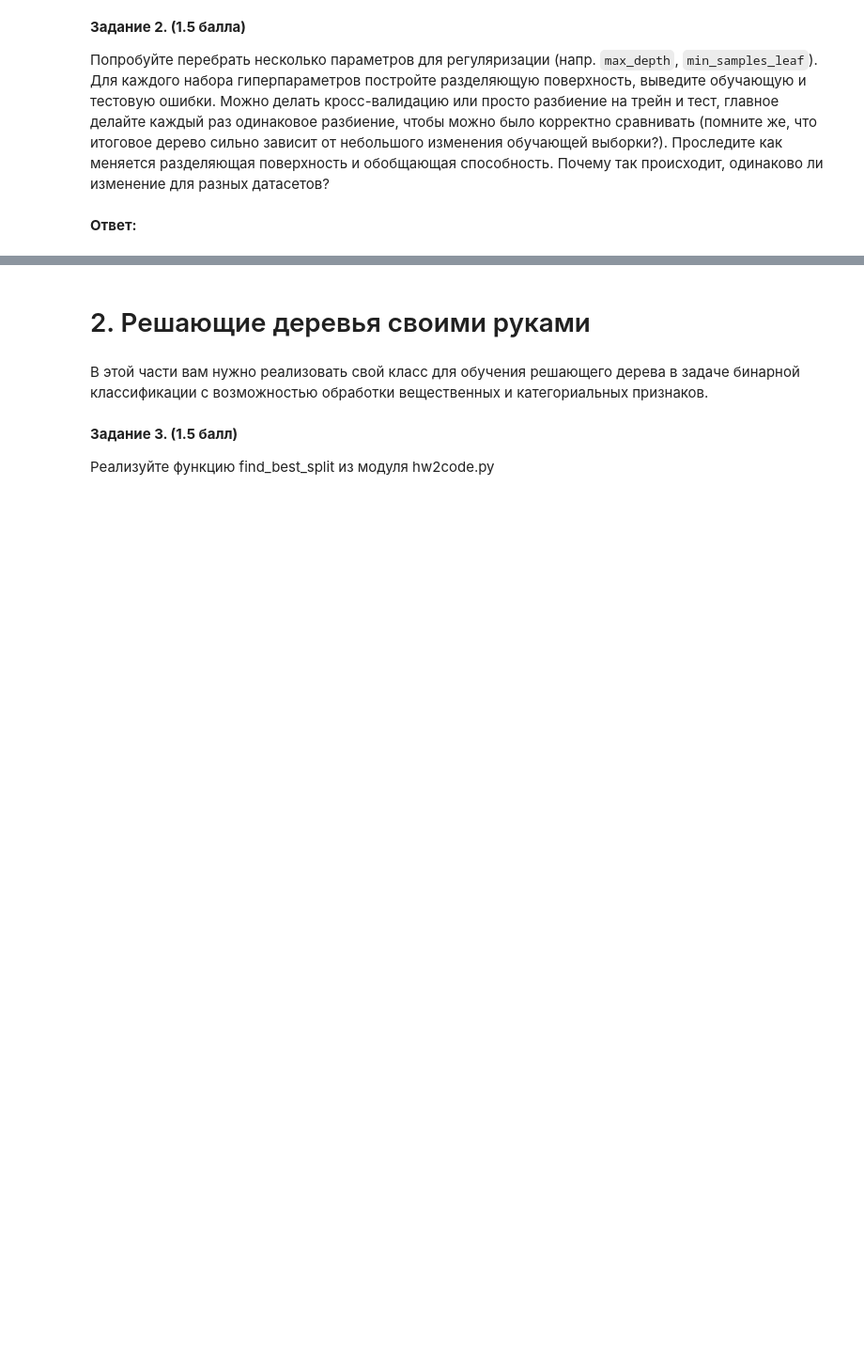
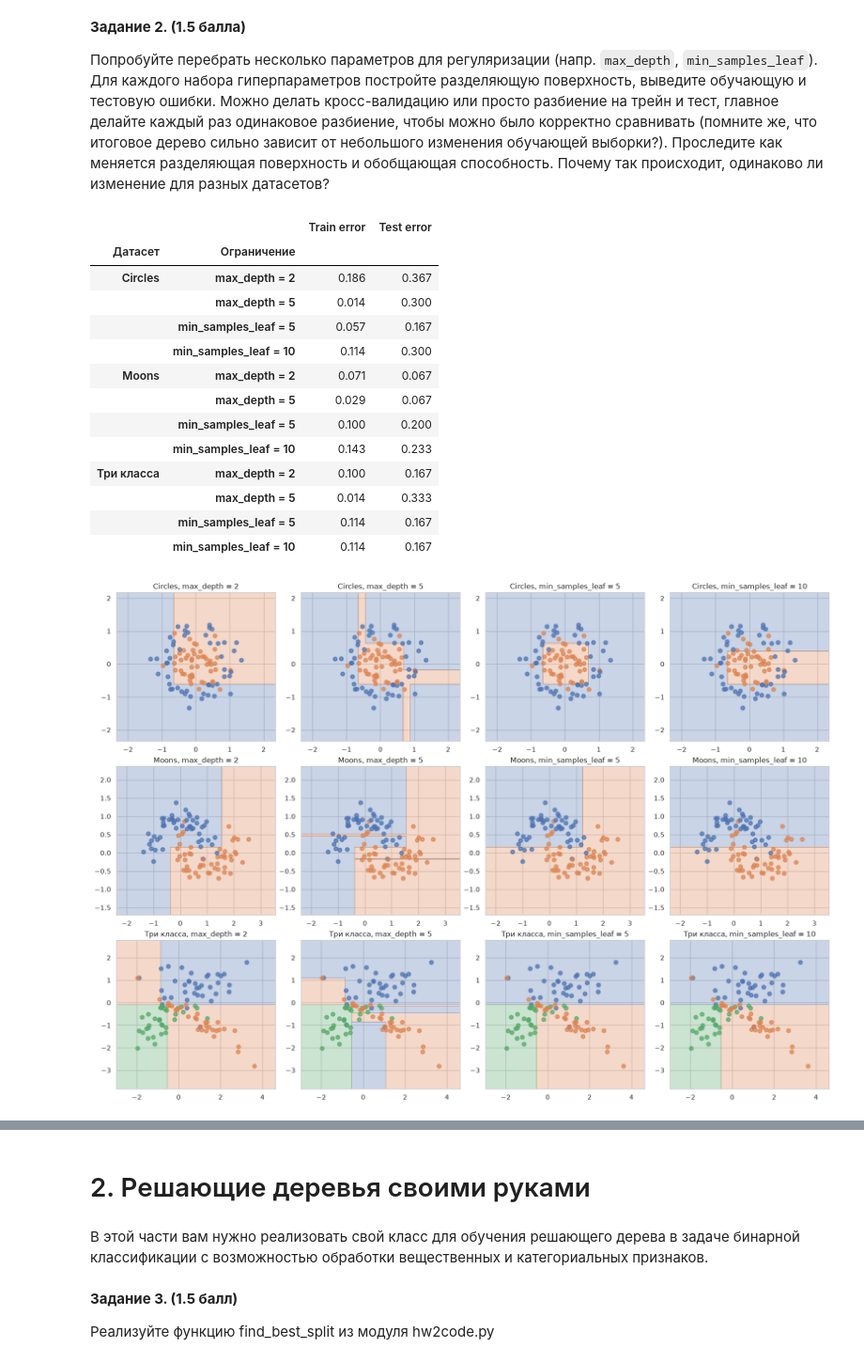
Before and after one commit to sprovay/Machine_Learning_Concepts_Labs, a Jupyter notebook: hw2/hw2-trees.ipynb, the cells around one changed output, grey strips where cells are left out. Shown at 94% size. Drawn from its saved outputs; the diff is of its cells as text; code cells hidden in the pictures; blank space fills up the shorter version.

```diff
--- a/hw2/hw2-trees.ipynb
+++ b/hw2/hw2-trees.ipynb
@@ -88,2 +132,45 @@ __Задание 2. (1.5 балла)__
-# %% [markdown]
-__Ответ:__
+# %%
+configurations = [
+    ("max_depth = 2", {"max_depth": 2}),
+    ("max_depth = 5", {"max_depth": 5}),
+    ("min_samples_leaf = 5", {"min_samples_leaf": 5}),
+    ("min_samples_leaf = 10", {"min_samples_leaf": 10}),
+]
+
+rows = []
+fig, axes = plt.subplots(3, 4, figsize=(17, 12), layout="constrained")
+for i, (name, (X, y)) in enumerate(zip(dataset_names, datasets)):
+    X_train, X_test, y_train, y_test = splits[name]
+    for j, (title, params) in enumerate(configurations):
+        clf = DecisionTreeClassifier(random_state=RANDOM_STATE, **params)
+        clf.fit(X_train, y_train)
+        rows.append({
+            "Датасет": name,
+            "Ограничение": title,
+            "Train error": 1 - clf.score(X_train, y_train),
+            "Test error": 1 - clf.score(X_test, y_test),
+        })
+        ax = axes[i, j]
+        plt.sca(ax)
+        plot_surface(clf, X, y)
+        ax.set_title(f"{name}, {title}")
+
+regularization_scores = pd.DataFrame(rows).set_index(["Датасет", "Ограничение"])
+display(regularization_scores.round(3))
+plt.show()
+# %% [output]
+|  |  | Train error | Test error |
+| Датасет | Ограничение |  |  |
+| Circles | max_depth = 2 | 0.186 | 0.367 |
+|  | max_depth = 5 | 0.014 | 0.300 |
+|  | min_samples_leaf = 5 | 0.057 | 0.167 |
+|  | min_samples_leaf = 10 | 0.114 | 0.300 |
+| Moons | max_depth = 2 | 0.071 | 0.067 |
+|  | max_depth = 5 | 0.029 | 0.067 |
+|  | min_samples_leaf = 5 | 0.100 | 0.200 |
+|  | min_samples_leaf = 10 | 0.143 | 0.233 |
+| Три класса | max_depth = 2 | 0.100 | 0.167 |
+|  | max_depth = 5 | 0.014 | 0.333 |
+|  | min_samples_leaf = 5 | 0.114 | 0.167 |
+|  | min_samples_leaf = 10 | 0.114 | 0.167 |
+[figure, added]
```
Also changed, not shown: parts of 28 cells of this notebook, 1 other file.
